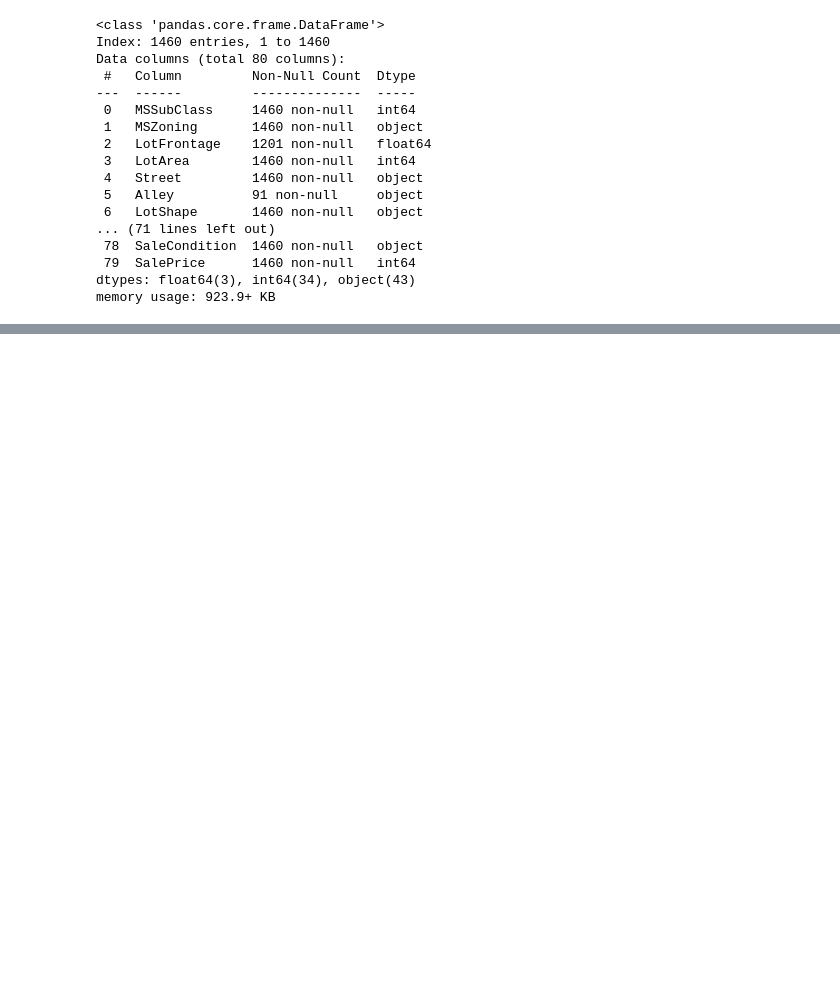
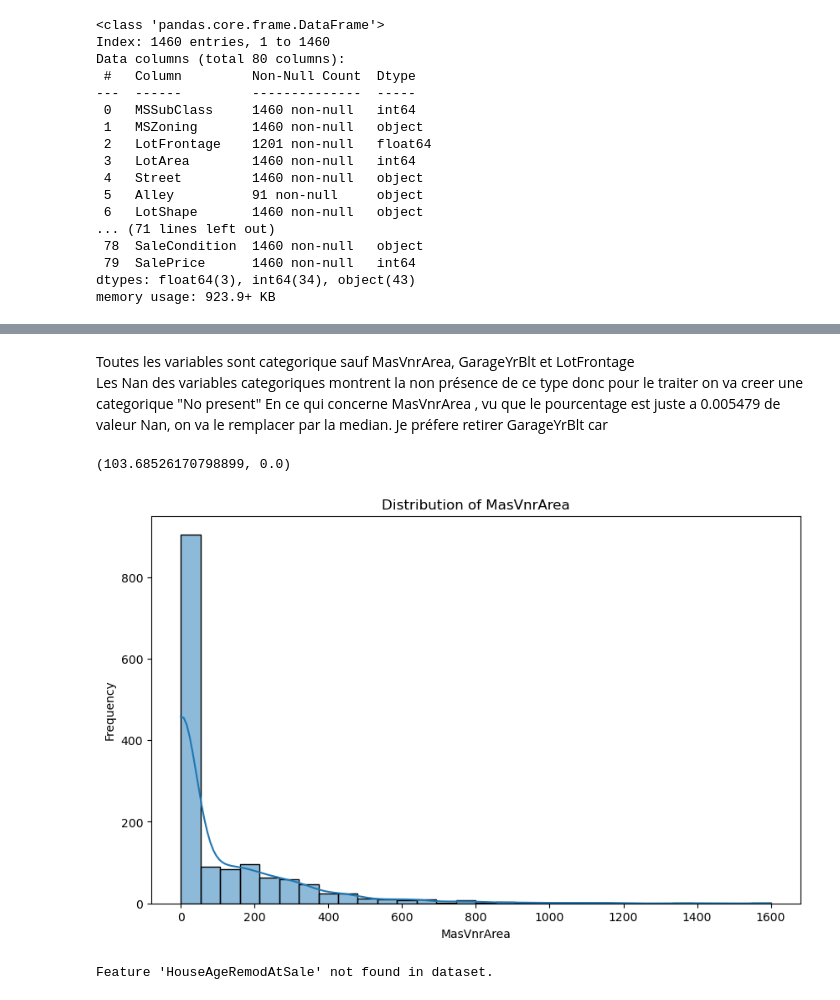
Before and after one commit to Samuel-engineer/simple_to_advanced-Regression, a Jupyter notebook: Notebook.ipynb, the cells around one changed output, grey strips where cells are left out. Saved outputs shown, nothing was run; the diff lists cells and outputs as text; code cells hidden in the pictures; blank space fills up the shorter version.

```diff
--- a/Notebook.ipynb
+++ b/Notebook.ipynb
@@ -42,0 +345,17 @@ memory usage: 923.9+ KB
+# %% [markdown]
+Toutes les variables sont categorique sauf MasVnrArea, GarageYrBlt et LotFrontage
+Les Nan des variables categoriques montrent la non présence de ce type donc pour le traiter on va creer une categorique "No present"
+En ce qui concerne MasVnrArea , vu que le pourcentage est juste a 0.005479 de valeur Nan, on va le remplacer par la median.
+Je préfere retirer GarageYrBlt car
+# %%
+data_train["MasVnrArea"].mean(), data_train["MasVnrArea"].median()
+# %% [output]
+(103.68526170798899, 0.0)
+# %%
+plot_feature_distribution(data_train, "MasVnrArea")
+# %% [output]
+[figure, added]
+# %%
+plot_feature_distribution(data_train, "HouseAgeRemodAtSale")
+# %% [output]
+Feature 'HouseAgeRemodAtSale' not found in dataset.
```
Also changed, not shown: parts of 114 cells of this notebook, 3 other files.
